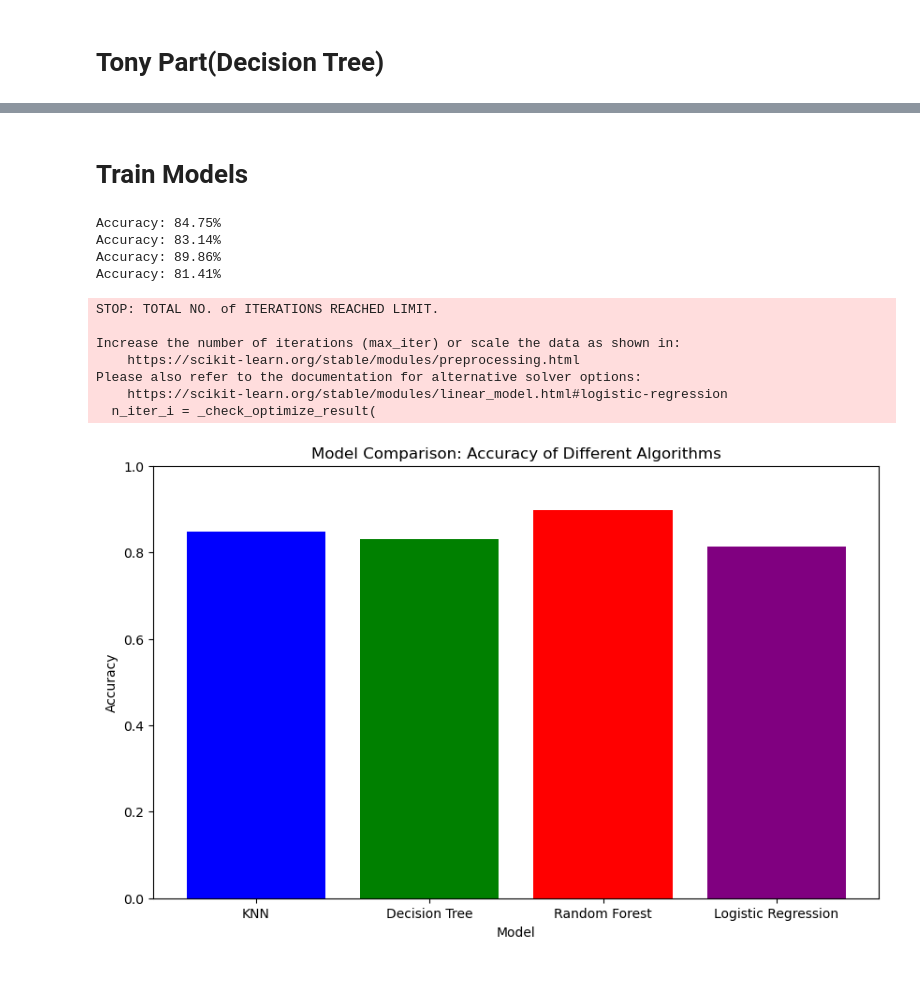
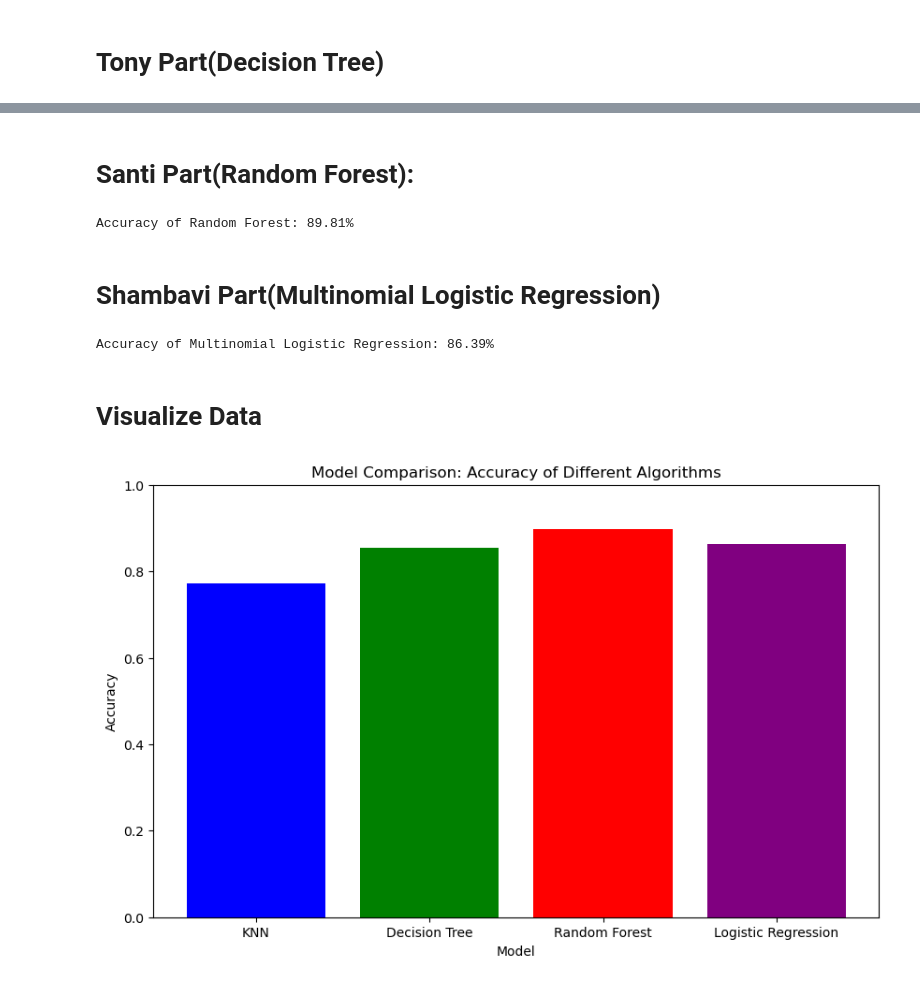
Before and after one commit to SDelRiObando/CS-4661-Multi-Class-Prediction-of-Obesity-Risk, a Jupyter notebook: Comparison_Part.ipynb, the cells around one changed output, grey strips where cells are left out. Saved outputs shown, nothing was run; the diff lists cells and outputs as text; code cells hidden in the pictures.

```diff
--- a/Comparison_Part.ipynb
+++ b/Comparison_Part.ipynb
@@ -69,54 +101,42 @@ Accuracy in k = 5: 84.75%
+# %% [markdown]
+# Santi Part(Random Forest):
+# %%
+rf.fit(X_train, y_train)
+
+y_pred_rf = rf.predict(X_test)
+
+accuracy_rf = accuracy_score(y_test, y_pred_rf)
+print(f"Accuracy of Random Forest: {accuracy_rf * 100:.2f}%")
+
+accuracy_scores.append(accuracy_rf)
+# %% [output]
+Accuracy of Random Forest: 89.81%
+# %% [markdown]
+# Shambavi Part(Multinomial Logistic Regression)
+# %%
+lr.fit(X_train, y_train)
+
+y_pred_lr = lr.predict(X_test)
+
+accuracy_lr = accuracy_score(y_test, y_pred_lr)
+print(f"Accuracy of Multinomial Logistic Regression: {accuracy_lr * 100:.2f}%")
+
+accuracy_scores.append(accuracy_lr)
+# %% [output]
+Accuracy of Multinomial Logistic Regression: 86.39%
 # %% [markdown]
-# Train Models
+# Visualize Data
 # %%
-knn_model = KNeighborsClassifier(n_neighbors=5)
-dt_model = DecisionTreeClassifier(random_state=2)
-rf_model = RandomForestClassifier(n_estimators=100, random_state=2)
-lr_model = LogisticRegression(max_iter=1000, random_state=2)
-
-# Define models in a dictionary for easy access
-models = {
-    'KNN': knn_model,
-    'Decision Tree': dt_model,
-    'Random Forest': rf_model,
-    'Logistic Regression': lr_model,
-}
-# Store the accuracy scores
-accuracy_scores = []
-
-# Loop through each model, train it, and calculate accuracy
-for model_name, model in models.items():
-    # Fit the model
-    model.fit(X_train, y_train)
-
-    y_pred = model.predict(X_test)
-
-    # Calculate accuracy
-    accuracy = accuracy_score(y_test, y_pred)
-    print(f"Accuracy: {accuracy * 100:.2f}%")
-    accuracy_scores.append(accuracy)
-
 # Create a bar plot to compare the accuracy of models
 plt.figure(figsize=(10, 6))
 plt.bar(models.keys(), accuracy_scores, color=['blue', 'green', 'red', 'purple', 'orange'])
 plt.xlabel('Model')
 plt.ylabel('Accuracy')
 plt.title('Model Comparison: Accuracy of Different Algorithms')
 plt.ylim(0, 1)  # Accuracy range from 0 to 1
 plt.show()
 # %% [output]
-Accuracy: 84.75%
-Accuracy: 83.14%
-Accuracy: 89.86%
-Accuracy: 81.41%
-STOP: TOTAL NO. of ITERATIONS REACHED LIMIT.
-
-Increase the number of iterations (max_iter) or scale the data as shown in:
-    https://scikit-learn.org/stable/modules/preprocessing.html
-Please also refer to the documentation for alternative solver options:
-    https://scikit-learn.org/stable/modules/linear_model.html#logistic-regression
-  n_iter_i = _check_optimize_result(
-[figure, old version]
+[figure, new version]
 # %%
 # Create a line plot to compare the accuracy of models
 plt.figure(figsize=(10, 6))
```
Also changed, not shown: parts of 6 cells of this notebook, 2 other files.
